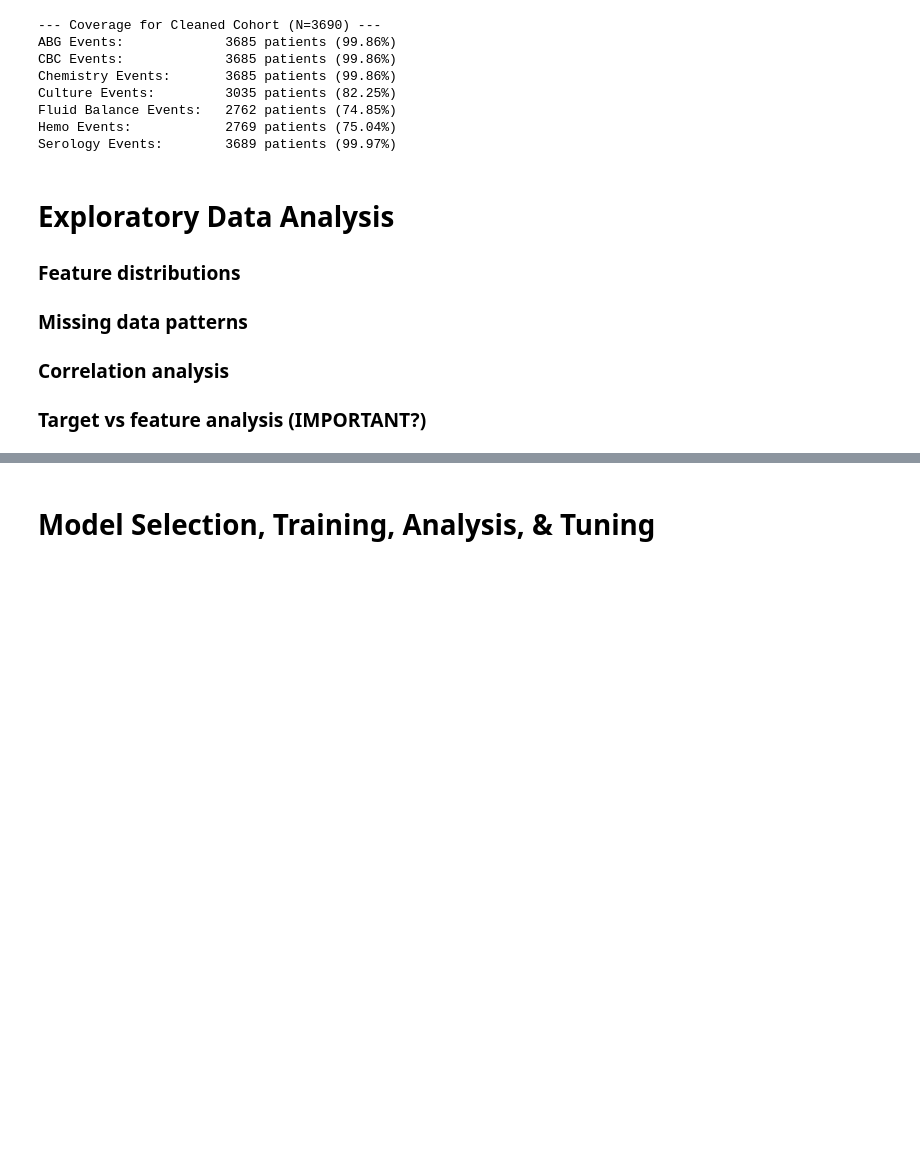
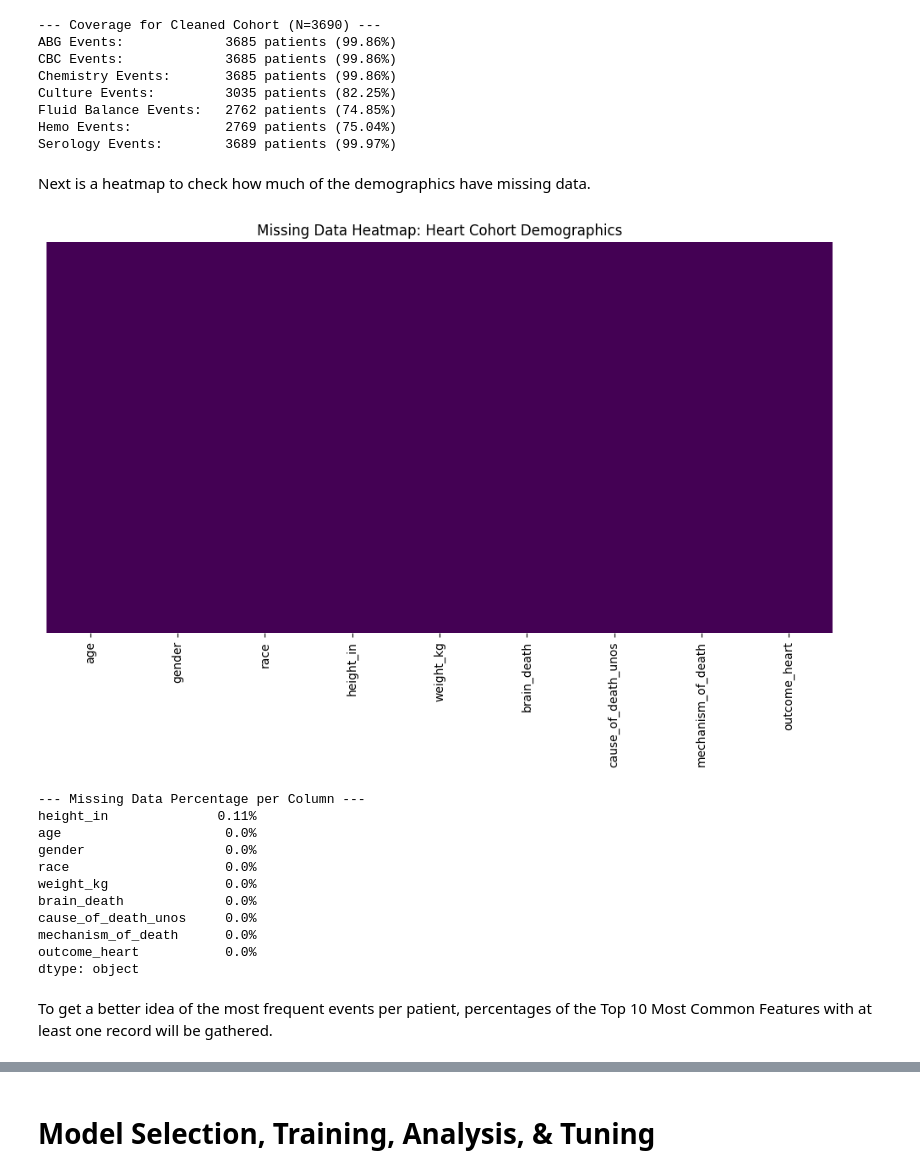
Before and after one commit to lonebono/STINTSY-MCO, a Jupyter notebook: STINTSY-MCO-Group 9.ipynb, the cells around one changed output, grey strips where cells are left out. Saved outputs shown, nothing was run; the diff lists cells and outputs as text; code cells hidden in the pictures; blank space fills up the shorter version.

Commit message:
feat: finished 3. EDA, will double check if more needed

```diff
--- a/STINTSY-MCO-Group 9.ipynb
+++ b/STINTSY-MCO-Group 9.ipynb
@@ -590,10 +596,34 @@ Culture Events:         3035 patients (82.25%)
 Fluid Balance Events:   2762 patients (74.85%)
 Hemo Events:            2769 patients (75.04%)
 Serology Events:        3689 patients (99.97%)
-# %% [markdown]
-# Exploratory Data Analysis
-
-### Feature distributions
-### Missing data patterns
-### Correlation analysis
-### Target vs feature analysis (IMPORTANT?)
+# %% [markdown]
+Next is a heatmap to check how much of the demographics have missing data.
+# %%
+heatmap_cols = ['age', 'gender', 'race', 'height_in', 'weight_kg', 'brain_death',
+              'cause_of_death_unos', 'mechanism_of_death', 'outcome_heart']
+
+plt.figure(figsize=(12, 6))
+sns.heatmap(df_heart_cleaned[heatmap_cols].isnull(), yticklabels=False, cbar=False, cmap='viridis')
+plt.title('Missing Data Heatmap: Heart Cohort Demographics')
+plt.show()
+
+missing_stats = df_heart_cleaned[heatmap_cols].isnull().mean() * 100
+missing_stats = missing_stats.sort_values(ascending=False)
+
+print("--- Missing Data Percentage per Column ---")
+print(missing_stats.round(2).map(lambda n: f'{n}%'))
+# %% [output]
+[figure, added]
+--- Missing Data Percentage per Column ---
+height_in              0.11%
+age                     0.0%
+gender                  0.0%
+race                    0.0%
+weight_kg               0.0%
+brain_death             0.0%
+cause_of_death_unos     0.0%
+mechanism_of_death      0.0%
+outcome_heart           0.0%
+dtype: object
+# %% [markdown]
+To get a better idea of the most frequent events per patient, percentages of the Top 10 Most Common Features with at least one record will be gathered.
```
Also changed, not shown: parts of 18 cells of this notebook, 2 other files.
